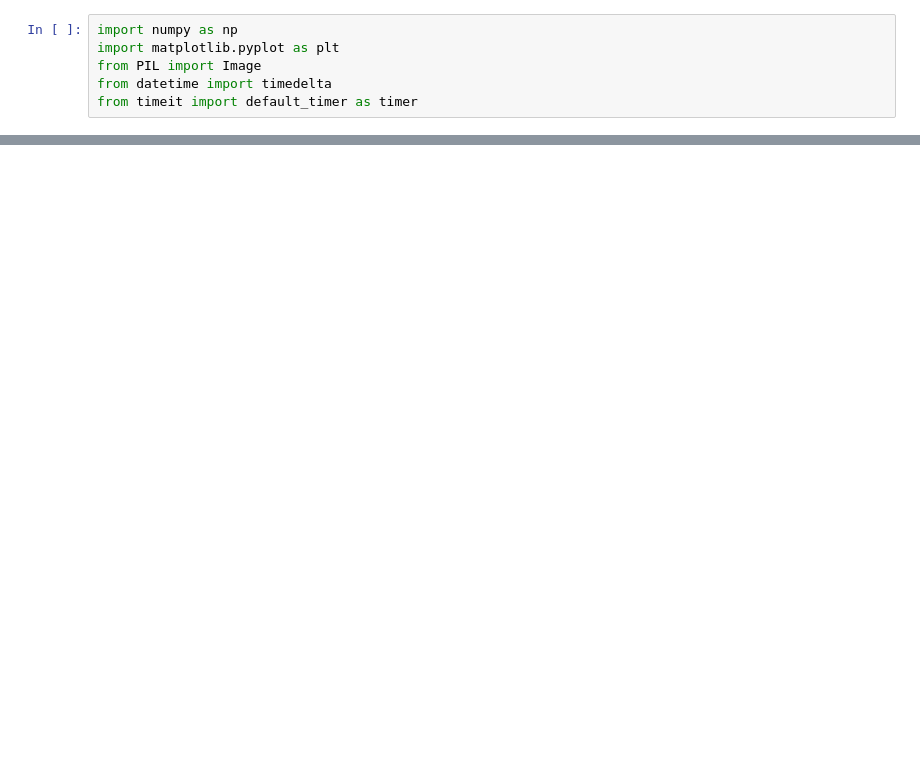
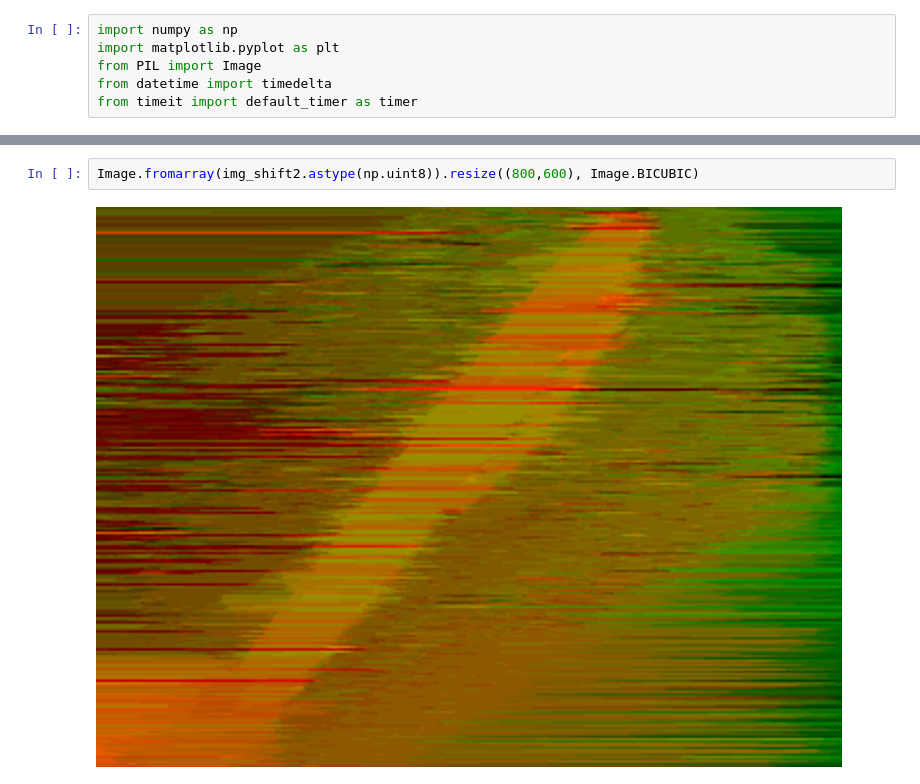
Before and after one commit to ArcaneStudent/stereolabs, a Jupyter notebook: lab1/lab1_diagonal.ipynb, the cells around one changed output, grey strips where cells are left out. Saved outputs shown, nothing was run; the diff lists cells and outputs as text; blank space fills up the shorter version.

```diff
--- a/lab1/lab1_diagonal.ipynb
+++ b/lab1/lab1_diagonal.ipynb
@@ -106,0 +120,4 @@ a
+# %%
+Image.fromarray(img_shift2.astype(np.uint8)).resize((800,600), Image.BICUBIC)
+# %% [output]
+[figure, added]
```
Also changed, not shown: parts of 14 cells of this notebook, 1 other file.
